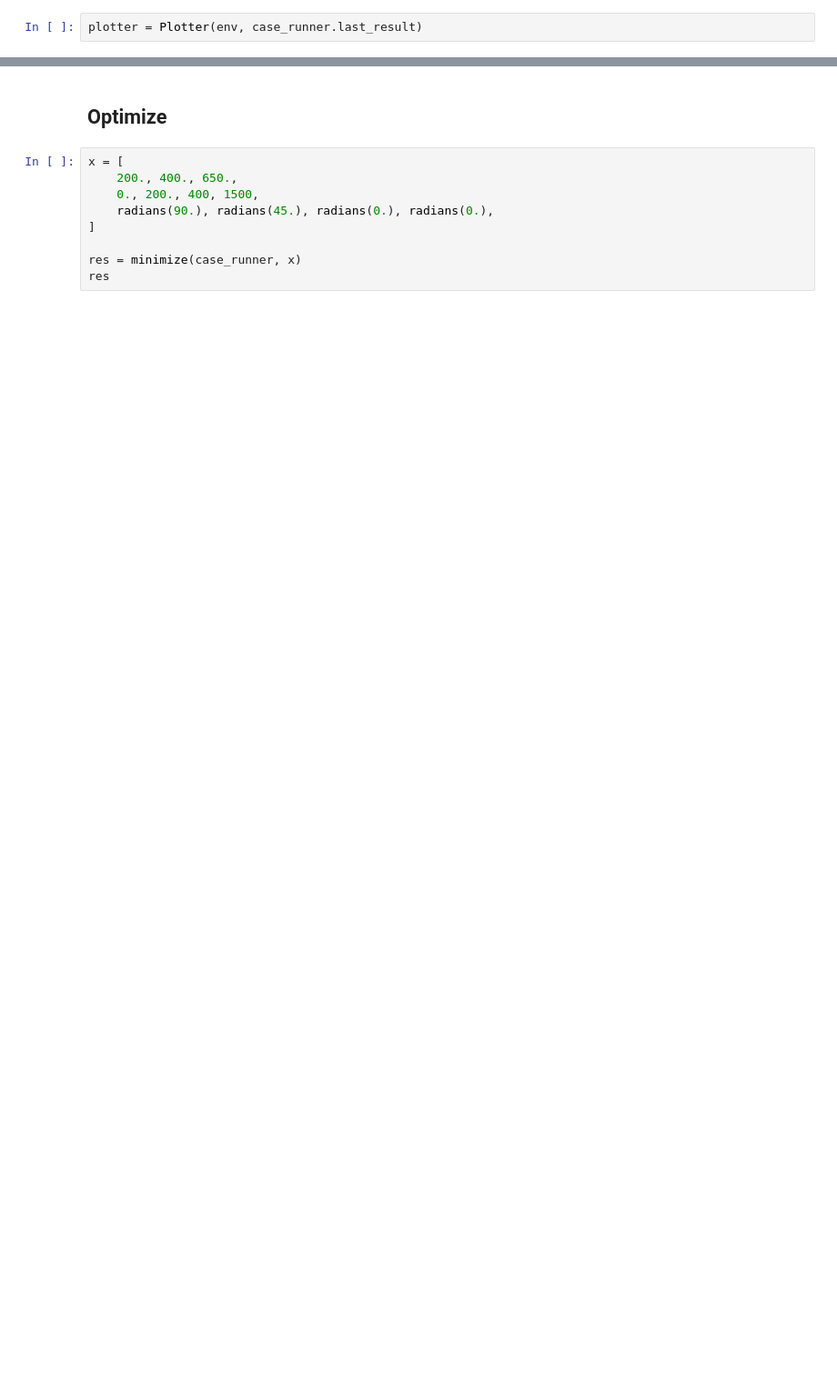
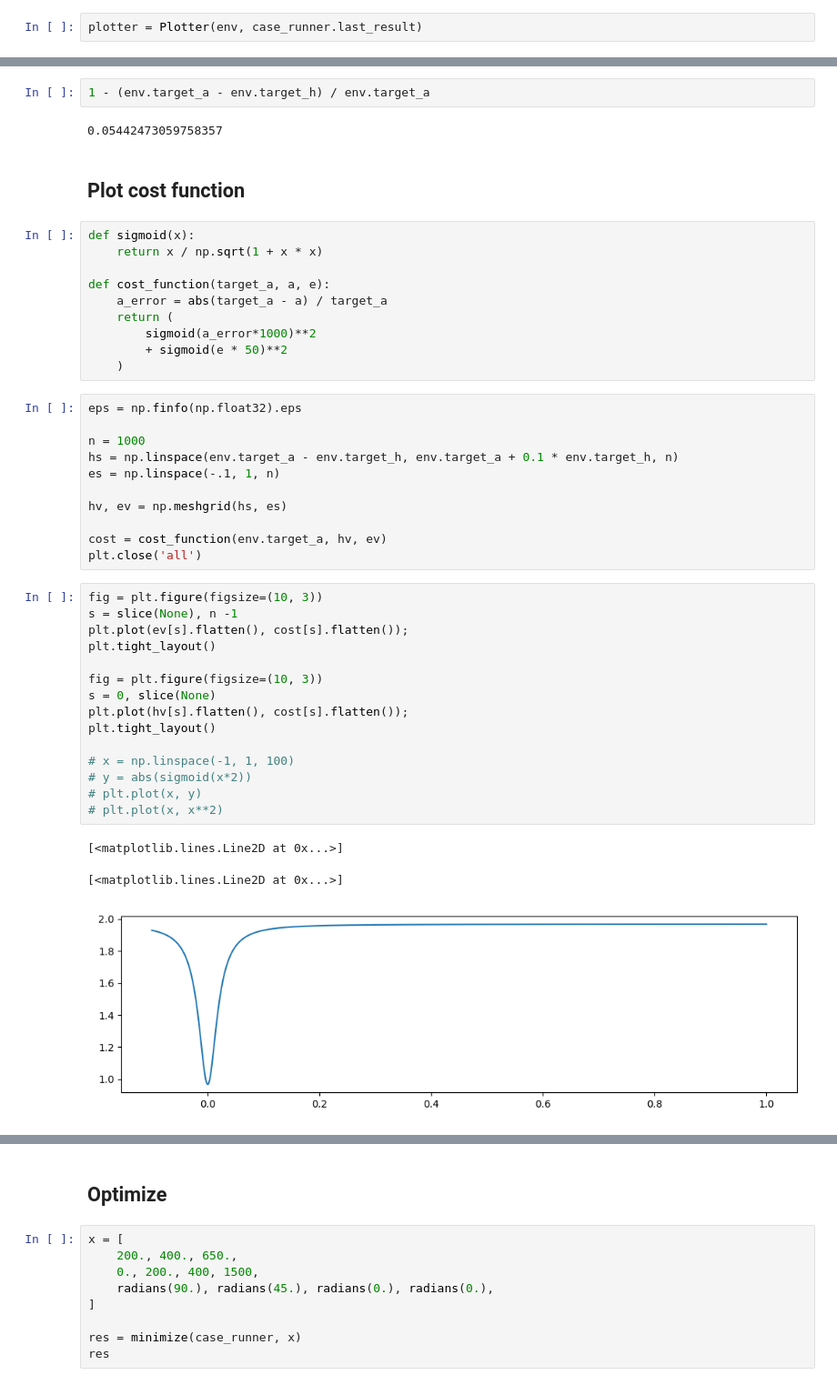
Before and after one commit to aarondewindt/thesis, a Jupyter notebook: code/trajectory_optimization_1/work/to_orbital/2_manual_optimization.ipynb, the cells around one changed output, grey strips where cells are left out. Shown at 91% size. Drawn from its saved outputs; the diff is of its cells as text; blank space fills up the shorter version.

```diff
--- a/code/trajectory_optimization_1/work/to_orbital/2_manual_optimization.ipynb
+++ b/code/trajectory_optimization_1/work/to_orbital/2_manual_optimization.ipynb
@@ -80,0 +102,46 @@ plotter.orbital_elements();
+# %%
+1 - (env.target_a - env.target_h) / env.target_a
+# %% [output]
+0.05442473059758357
+# %% [markdown]
+## Plot cost function
+# %%
+def sigmoid(x):
+    return x / np.sqrt(1 + x * x)
+
+def cost_function(target_a, a, e):
+    a_error = abs(target_a - a) / target_a
+    return (
+        sigmoid(a_error*1000)**2
+        + sigmoid(e * 50)**2
+    )
+# %%
+eps = np.finfo(np.float32).eps
+
+n = 1000
+hs = np.linspace(env.target_a - env.target_h, env.target_a + 0.1 * env.target_h, n)
+es = np.linspace(-.1, 1, n)
+
+hv, ev = np.meshgrid(hs, es)
+
+cost = cost_function(env.target_a, hv, ev)
+plt.close('all')
+# %%
+fig = plt.figure(figsize=(10, 3))
+s = slice(None), n -1
+plt.plot(ev[s].flatten(), cost[s].flatten());
+plt.tight_layout()
+
+fig = plt.figure(figsize=(10, 3))
+s = 0, slice(None)
+plt.plot(hv[s].flatten(), cost[s].flatten());
+plt.tight_layout()
+
+# x = np.linspace(-1, 1, 100)
+# y = abs(sigmoid(x*2))
+# plt.plot(x, y)
+# plt.plot(x, x**2)
+# %% [output]
+[<matplotlib.lines.Line2D at 0x...>]
+[<matplotlib.lines.Line2D at 0x...>]
+[figure, added]
```
Also changed, not shown: parts of 10 cells of this notebook, 5 other files.
